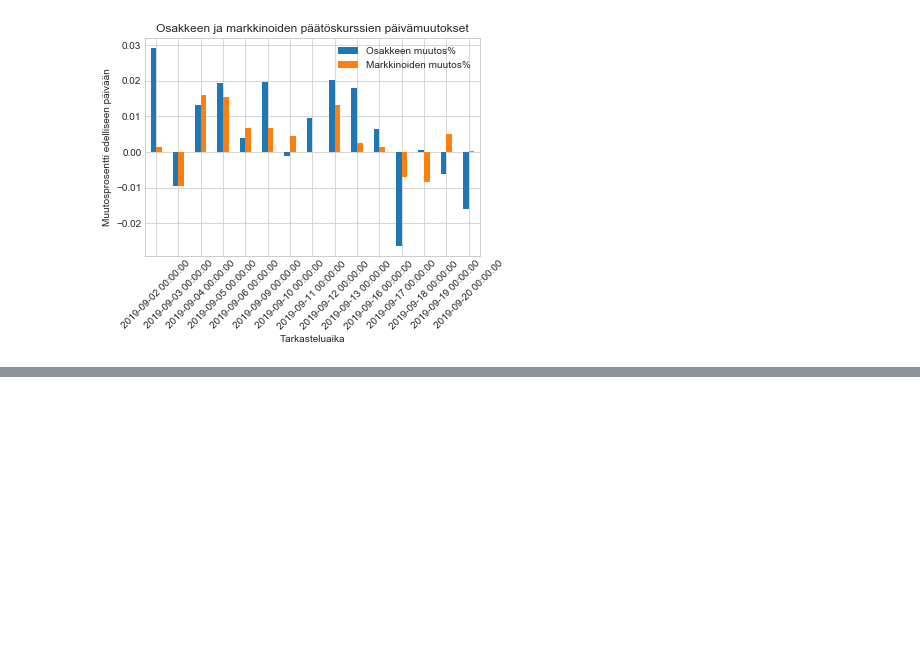
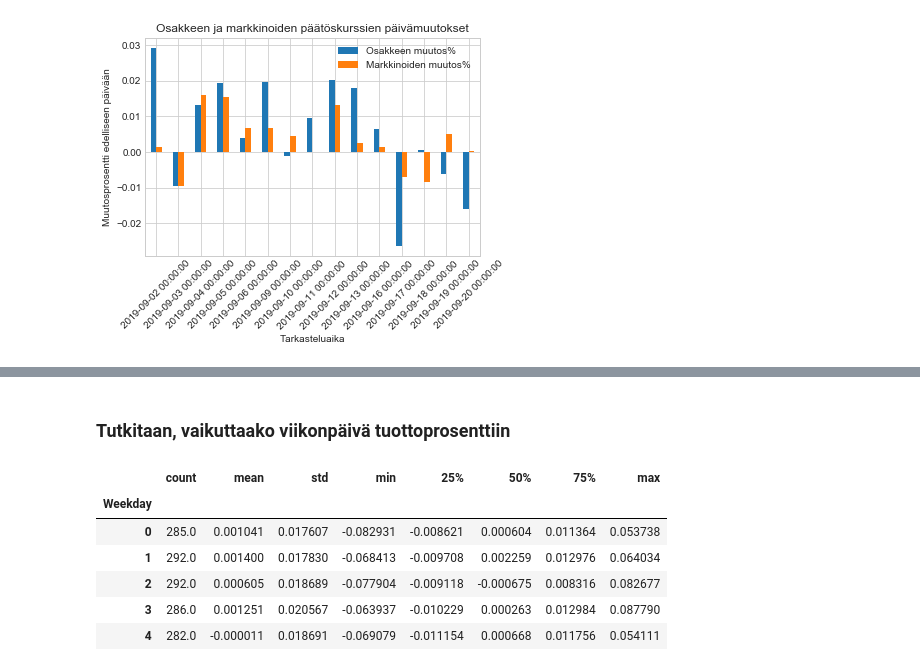
Before and after one commit to juhanurmonen/aikasarjoja-kuvioita-prosenttimuutoksia, a Jupyter notebook: Analysointiosaaminen-2019-09-25.ipynb, the cells around one changed output, grey strips where cells are left out. Saved outputs shown, nothing was run; the diff lists cells and outputs as text; code cells hidden in the pictures; blank space fills up the shorter version.

```diff
--- a/Analysointiosaaminen-2019-09-25.ipynb
+++ b/Analysointiosaaminen-2019-09-25.ipynb
@@ -206,0 +248,18 @@ Text(0.5, 0, 'Tarkasteluaika')
+# %% [markdown]
+### Tutkitaan, vaikuttaako viikonpäivä tuottoprosenttiin
+# %%
+##### Tehdään viikonpäiville ensin oma sarake, 0=maanantai jne.
+
+muutokset['Weekday'] = muutokset.index.weekday
+
+##### Lasketaan osakkeen tunnuslukuja viikonpäivittäin
+
+muutokset.groupby('Weekday')['Osakkeen muutos%'].describe()
+# %% [output]
+|  | count | mean | std | min | 25% | 50% | 75% | max |
+| Weekday |  |  |  |  |  |  |  |  |
+| 0 | 285.0 | 0.001041 | 0.017607 | -0.082931 | -0.008621 | 0.000604 | 0.011364 | 0.053738 |
+| 1 | 292.0 | 0.001400 | 0.017830 | -0.068413 | -0.009708 | 0.002259 | 0.012976 | 0.064034 |
+| 2 | 292.0 | 0.000605 | 0.018689 | -0.077904 | -0.009118 | -0.000675 | 0.008316 | 0.082677 |
+| 3 | 286.0 | 0.001251 | 0.020567 | -0.063937 | -0.010229 | 0.000263 | 0.012984 | 0.087790 |
+| 4 | 282.0 | -0.000011 | 0.018691 | -0.069079 | -0.011154 | 0.000668 | 0.011756 | 0.054111 |
```
Also changed, not shown: parts of 12 cells of this notebook, 2 other files.
